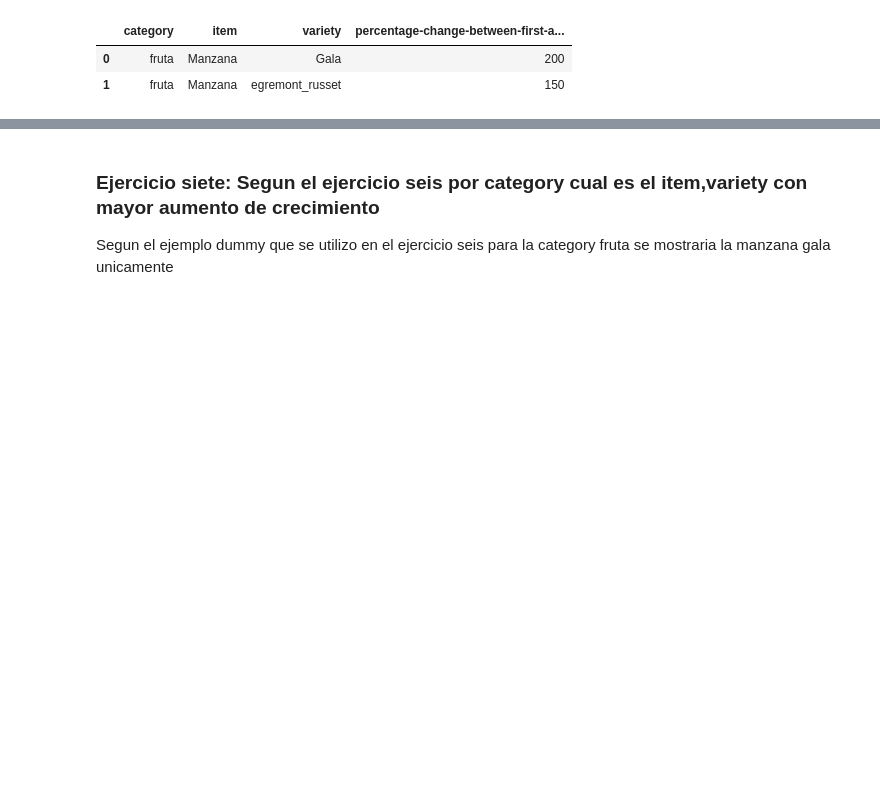
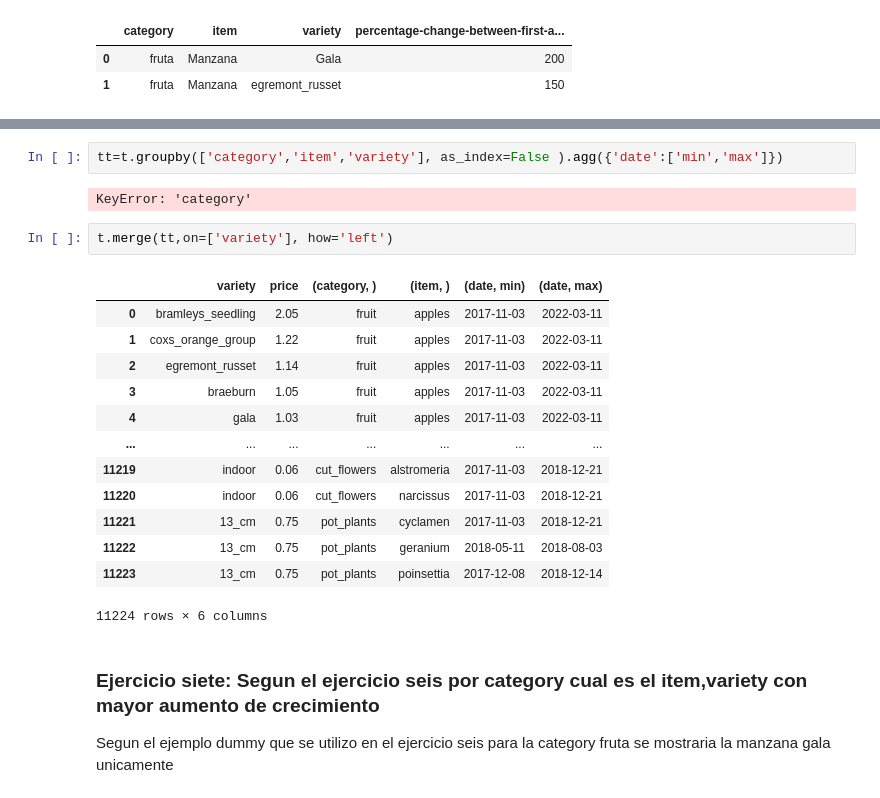
Before and after one commit to PaolaMendez/vegetables-eda, a Jupyter notebook: EDA.ipynb, the cells around one changed output, grey strips where cells are left out. Drawn from its saved outputs; the diff is of its cells as text; blank space fills up the shorter version.

```diff
--- a/EDA.ipynb
+++ b/EDA.ipynb
@@ -425,3 +472,23 @@ Index(['category', 'item', 'variety', 'date', 'price', 'unit', 'year'], dtype='o
+# %%
+tt=t.groupby(['category','item','variety'], as_index=False ).agg({'date':['min','max']})
+# %% [output]
+KeyError: 'category'
+# %%
+t.merge(tt,on=['variety'], how='left')
+# %% [output]
+|  | variety | price | (category, ) | (item, ) | (date, min) | (date, max) |
+| 0 | bramleys_seedling | 2.05 | fruit | apples | 2017-11-03 | 2022-03-11 |
+| 1 | coxs_orange_group | 1.22 | fruit | apples | 2017-11-03 | 2022-03-11 |
+| 2 | egremont_russet | 1.14 | fruit | apples | 2017-11-03 | 2022-03-11 |
+| 3 | braeburn | 1.05 | fruit | apples | 2017-11-03 | 2022-03-11 |
+| 4 | gala | 1.03 | fruit | apples | 2017-11-03 | 2022-03-11 |
+| ... | ... | ... | ... | ... | ... | ... |
+| 11219 | indoor | 0.06 | cut_flowers | alstromeria | 2017-11-03 | 2018-12-21 |
+| 11220 | indoor | 0.06 | cut_flowers | narcissus | 2017-11-03 | 2018-12-21 |
+| 11221 | 13_cm | 0.75 | pot_plants | cyclamen | 2017-11-03 | 2018-12-21 |
+| 11222 | 13_cm | 0.75 | pot_plants | geranium | 2018-05-11 | 2018-08-03 |
+| 11223 | 13_cm | 0.75 | pot_plants | poinsettia | 2017-12-08 | 2018-12-14 |
+11224 rows × 6 columns
 # %% [markdown]
 ### Ejercicio siete: Segun el ejercicio seis por category cual es el item,variety con mayor aumento de crecimiento
 
```
Also changed, not shown: parts of 5 cells of this notebook.
